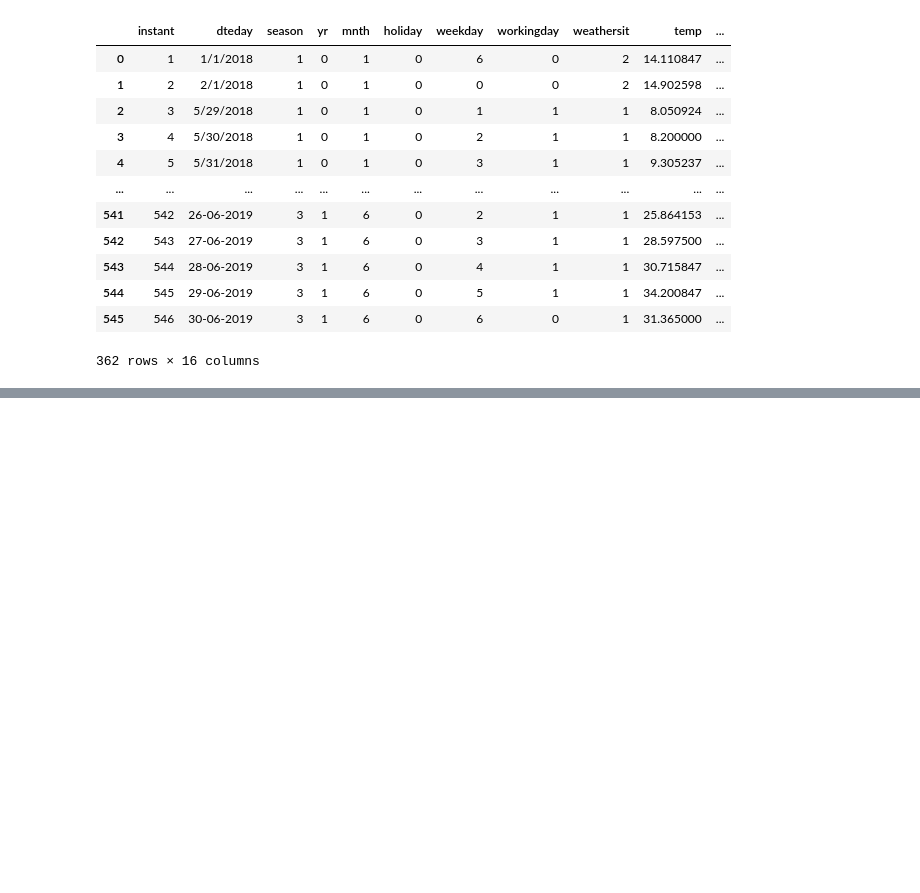
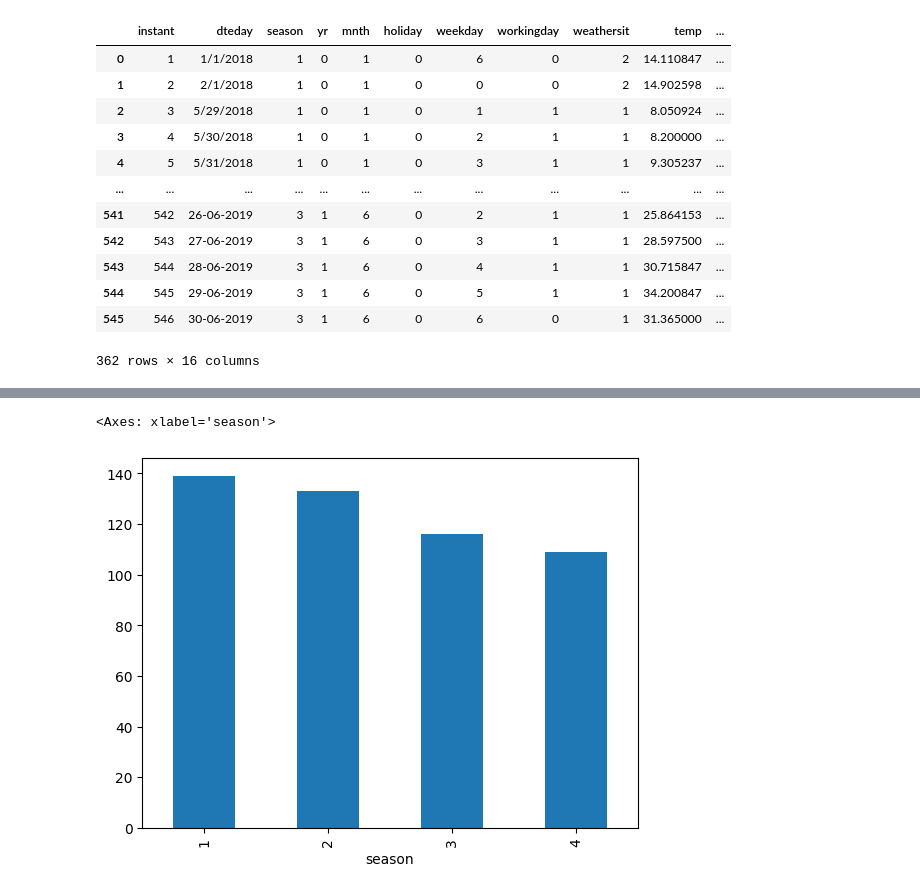
Before and after one commit to mail4mukund/Logicmojo-AI-ML-Sept25-mail4mukund, a Jupyter notebook: Pandas/pandas_Advance.ipynb, the cells around one changed output, grey strips where cells are left out. Saved outputs shown, nothing was run; the diff lists cells and outputs as text; code cells hidden in the pictures; blank space fills up the shorter version.

```diff
--- a/Pandas/pandas_Advance.ipynb
+++ b/Pandas/pandas_Advance.ipynb
@@ -61,0 +271,6 @@ dfBike_secondHalf.describe()
+# %%
+dfBike.drop_duplicates(['temp'],inplace=True)
+dfBike['season'].value_counts().plot(kind='bar')
+# %% [output]
+<Axes: xlabel='season'>
+[figure, added]
```
Also changed, not shown: parts of 28 cells of this notebook, 3 other files.
